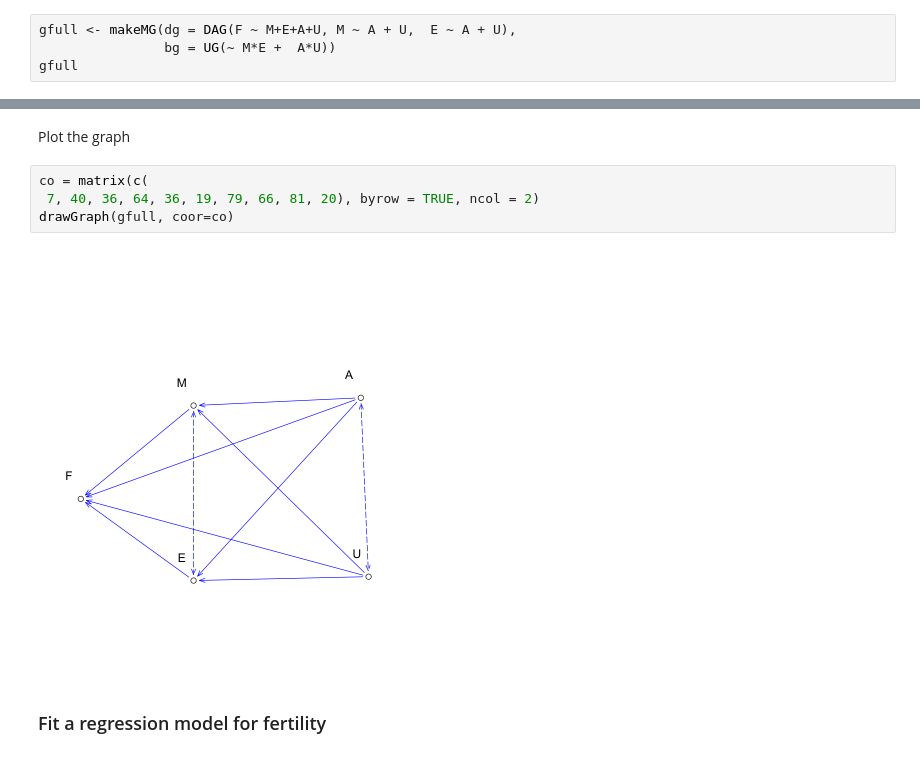
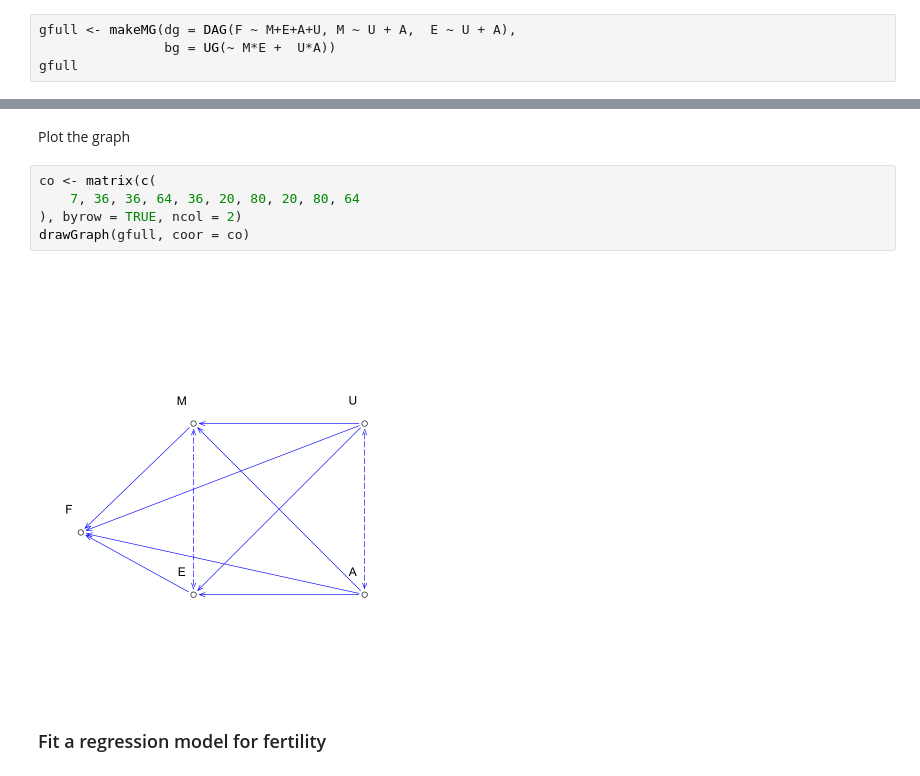
Before and after one commit to StaThin/RGM, a Jupyter notebook: examples.ipynb, the cells around one changed output, grey strips where cells are left out. Drawn from its saved outputs; the diff is of its cells as text.

```diff
--- a/examples.ipynb
+++ b/examples.ipynb
@@ -66,8 +69,8 @@ summary(fijians)
 # %%
 ## The Full regression graph
 # %%
-gfull <- makeMG(dg = DAG(F ~ M+E+A+U, M ~ A + U,  E ~ A + U),
-                bg = UG(~ M*E +  A*U))
+gfull <- makeMG(dg = DAG(F ~ M+E+A+U, M ~ U + A,  E ~ U + A),
+                bg = UG(~ M*E +  U*A))
 gfull
 # %% [output]
 A matrix: 5 x 5 of type dbl
@@ -80,11 +83,12 @@ A matrix: 5 x 5 of type dbl
 # %% [markdown]
 Plot the graph
 # %%
-co = matrix(c(
- 7, 40, 36, 64, 36, 19, 79, 66, 81, 20), byrow = TRUE, ncol = 2)
-drawGraph(gfull, coor=co)
+co <- matrix(c(
+    7, 36, 36, 64, 36, 20, 80, 20, 80, 64
+), byrow = TRUE, ncol = 2)
+drawGraph(gfull, coor = co)
 # %% [output]
-[figure, old version]
+[figure, new version]
 # %% [markdown]
 ### Fit a regression model for fertility
 # %%
```
Also changed, not shown: parts of 27 cells of this notebook, 2 other files.
